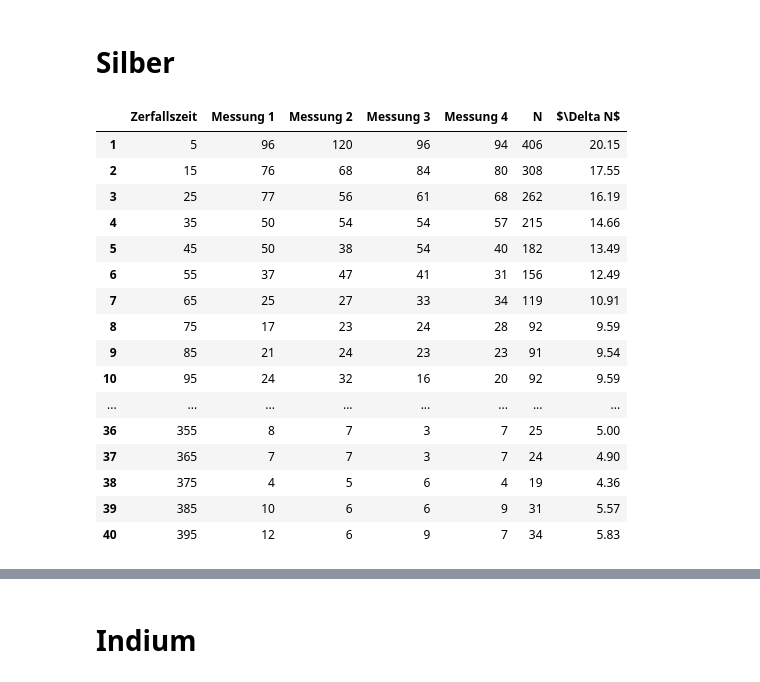
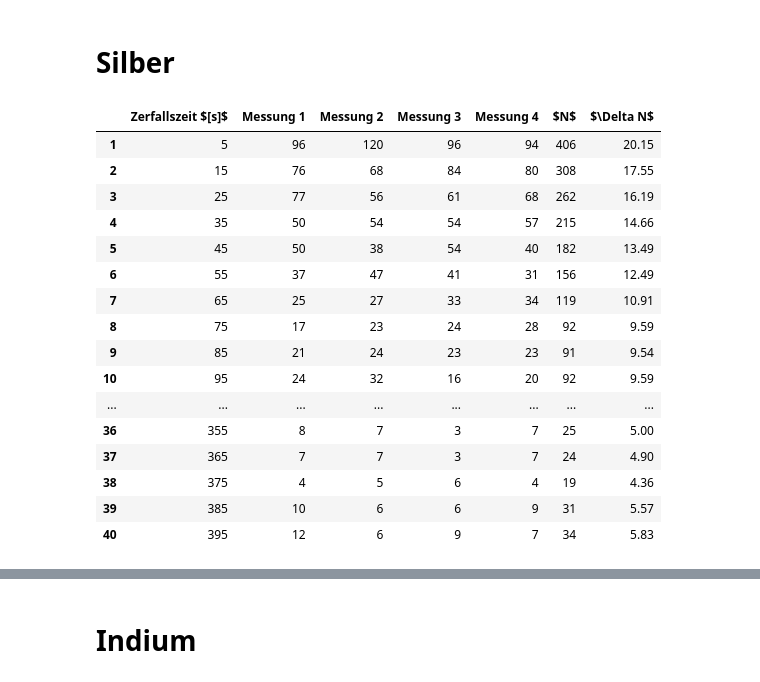
Before and after one commit to Tafiir/Jupyter-Notebooks, a Jupyter notebook: pap2_2/252.ipynb, the cells around one changed output, grey strips where cells are left out. Drawn from its saved outputs; the diff is of its cells as text; code cells hidden in the pictures.

```diff
--- a/pap2_2/252.ipynb
+++ b/pap2_2/252.ipynb
@@ -15,15 +15,16 @@ $y_0 = 4.285714285714286 \pm 0.28272243064375996$
 # %%
 dataAg = pd.concat([pd.Series(arange(1,41)*10-5, index=range(1,41)),
                     pd.read_csv("252\\Ag1KT.dat", sep="\t", header=None, index_col=0),
                     pd.read_csv("252\\Ag2KT.dat", sep="\t", header=None, index_col=0),
                     pd.read_csv("252\\Ag3KT.dat", sep="\t", header=None, index_col=0),
                     pd.read_csv("252\\Ag4KT.dat", sep="\t", header=None, index_col=0)], axis=1)
-dataAg.columns = ["Zerfallszeit","Messung 1","Messung 2","Messung 3","Messung 4"]
-dataAg["N"] = sum(dataAg.iloc[:,1:], axis=1)
-dataAg["$\Delta N$"] = sqrt(dataAg["N"])
+dataAg.columns = ["Zerfallszeit $[s]$","Messung 1","Messung 2",
+                  "Messung 3","Messung 4"]
+dataAg[r"$N$"] = sum(dataAg.iloc[:,1:], axis=1)
+dataAg[r"$\Delta N$"] = sqrt(dataAg["$N$"])
 display(dataAg.round(2))
 # %% [output]
-|  | Zerfallszeit | Messung 1 | Messung 2 | Messung 3 | Messung 4 | N | $\Delta N$ |
+|  | Zerfallszeit $[s]$ | Messung 1 | Messung 2 | Messung 3 | Messung 4 | $N$ | $\Delta N$ |
 | 1 | 5 | 96 | 120 | 96 | 94 | 406 | 20.15 |
 | 2 | 15 | 76 | 68 | 84 | 80 | 308 | 17.55 |
 | 3 | 25 | 77 | 56 | 61 | 68 | 262 | 16.19 |
```
Also changed, not shown: parts of 3 cells of this notebook, 2 other files.
